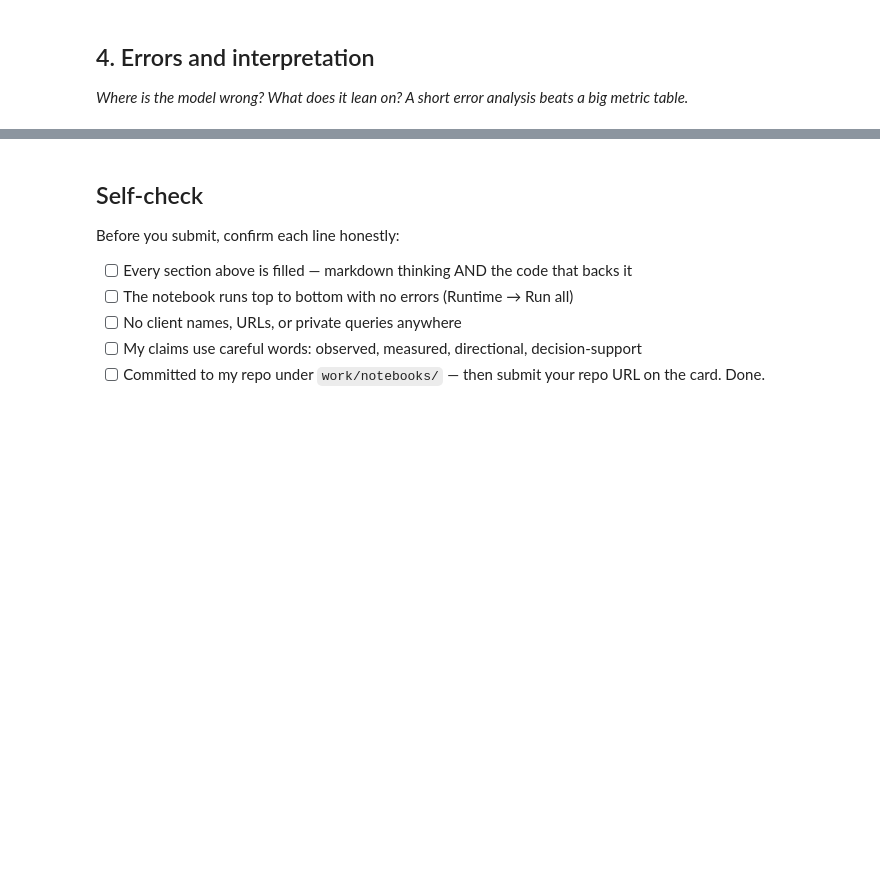
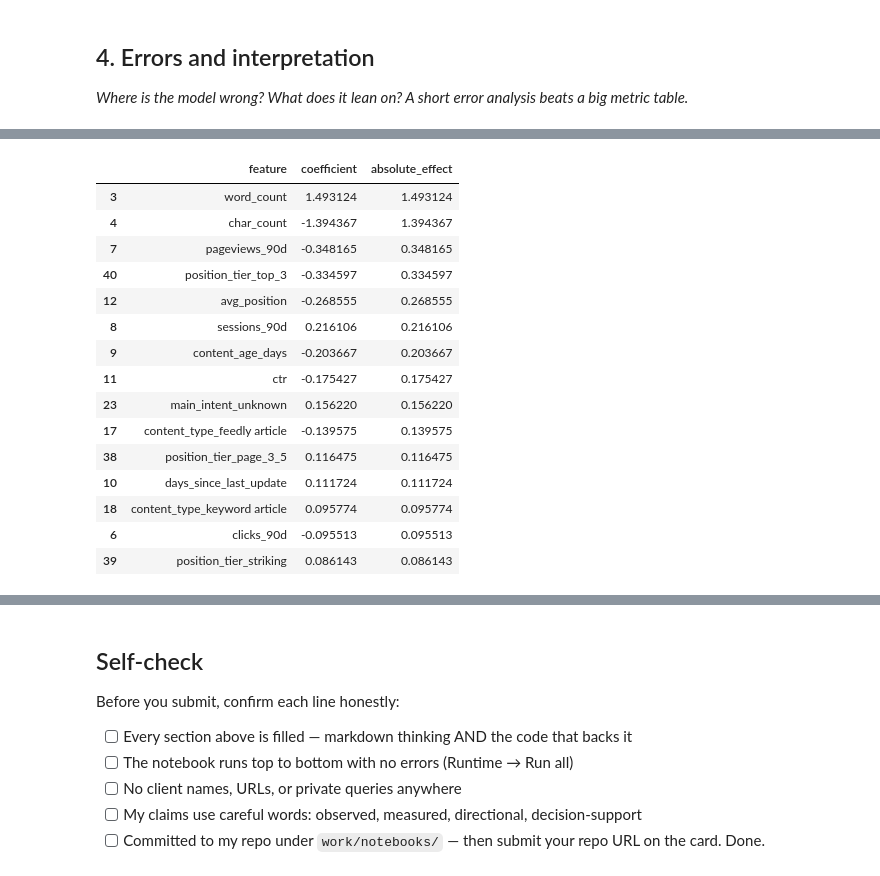
Before and after one commit to rishipatel092005/Fly-Rank-, a Jupyter notebook: work/notebooks/w05_model.ipynb, the cells around one changed output, grey strips where cells are left out. Saved outputs shown, nothing was run; the diff lists cells and outputs as text; code cells hidden in the pictures; blank space fills up the shorter version.

```diff
--- a/work/notebooks/w05_model.ipynb
+++ b/work/notebooks/w05_model.ipynb
@@ -24,0 +475,33 @@ This skeleton is yours to fill. Work the sections **in order** — each one has
+# %%
+lr_coefficients = pd.DataFrame({
+    "feature": X.columns,
+    "coefficient": lr_model.named_steps["model"].coef_[0]
+})
+
+lr_coefficients["absolute_effect"] = (
+    lr_coefficients["coefficient"].abs()
+)
+
+lr_coefficients = lr_coefficients.sort_values(
+    "absolute_effect",
+    ascending=False
+)
+
+display(lr_coefficients.head(15))
+# %% [output]
+|  | feature | coefficient | absolute_effect |
+| 3 | word_count | 1.493124 | 1.493124 |
+| 4 | char_count | -1.394367 | 1.394367 |
+| 7 | pageviews_90d | -0.348165 | 0.348165 |
+| 40 | position_tier_top_3 | -0.334597 | 0.334597 |
+| 12 | avg_position | -0.268555 | 0.268555 |
+| 8 | sessions_90d | 0.216106 | 0.216106 |
+| 9 | content_age_days | -0.203667 | 0.203667 |
+| 11 | ctr | -0.175427 | 0.175427 |
+| 23 | main_intent_unknown | 0.156220 | 0.156220 |
+| 17 | content_type_feedly article | -0.139575 | 0.139575 |
+| 38 | position_tier_page_3_5 | 0.116475 | 0.116475 |
+| 10 | days_since_last_update | 0.111724 | 0.111724 |
+| 18 | content_type_keyword article | 0.095774 | 0.095774 |
+| 6 | clicks_90d | -0.095513 | 0.095513 |
+| 39 | position_tier_striking | 0.086143 | 0.086143 |
```
Also changed, not shown: parts of 18 cells of this notebook.
